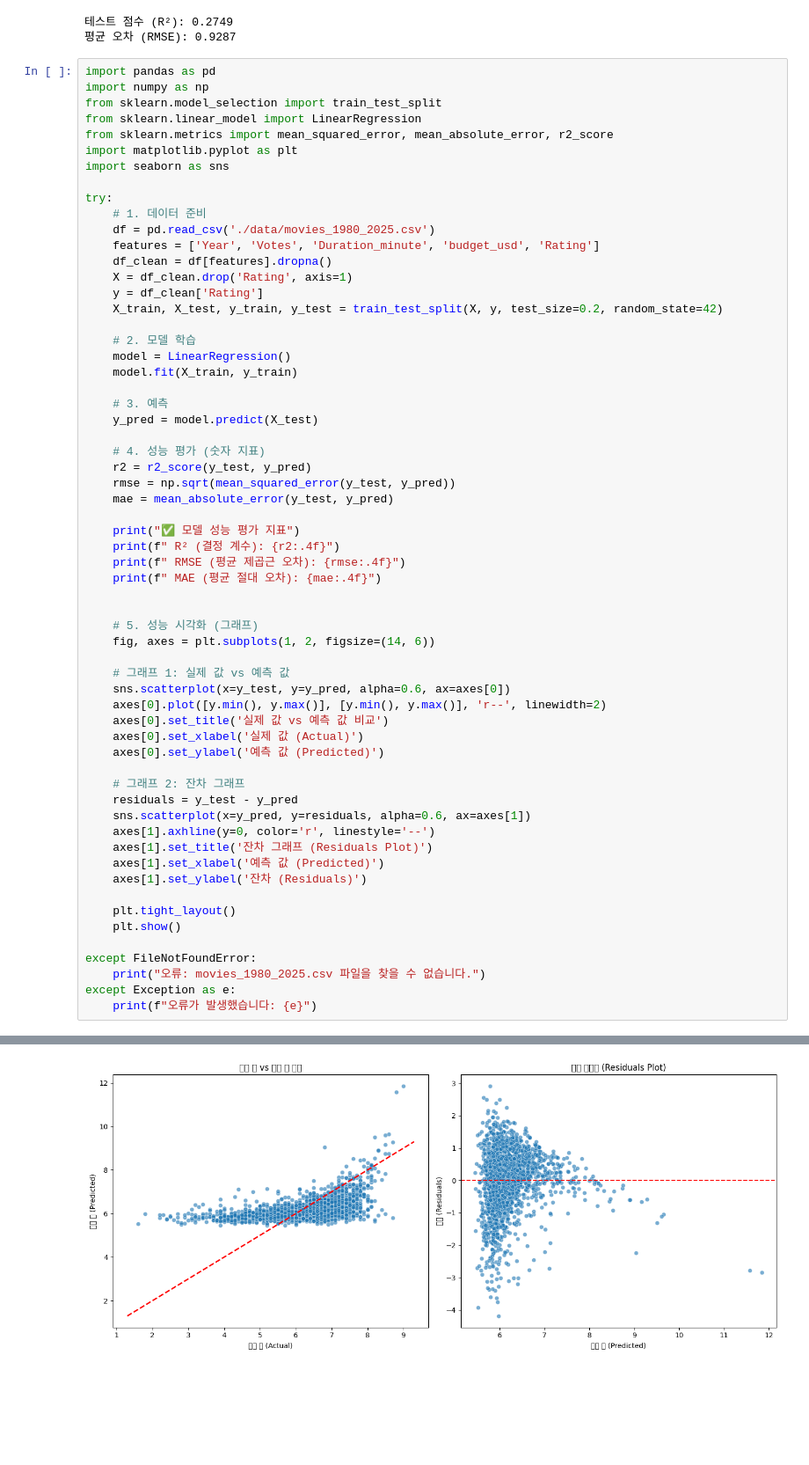
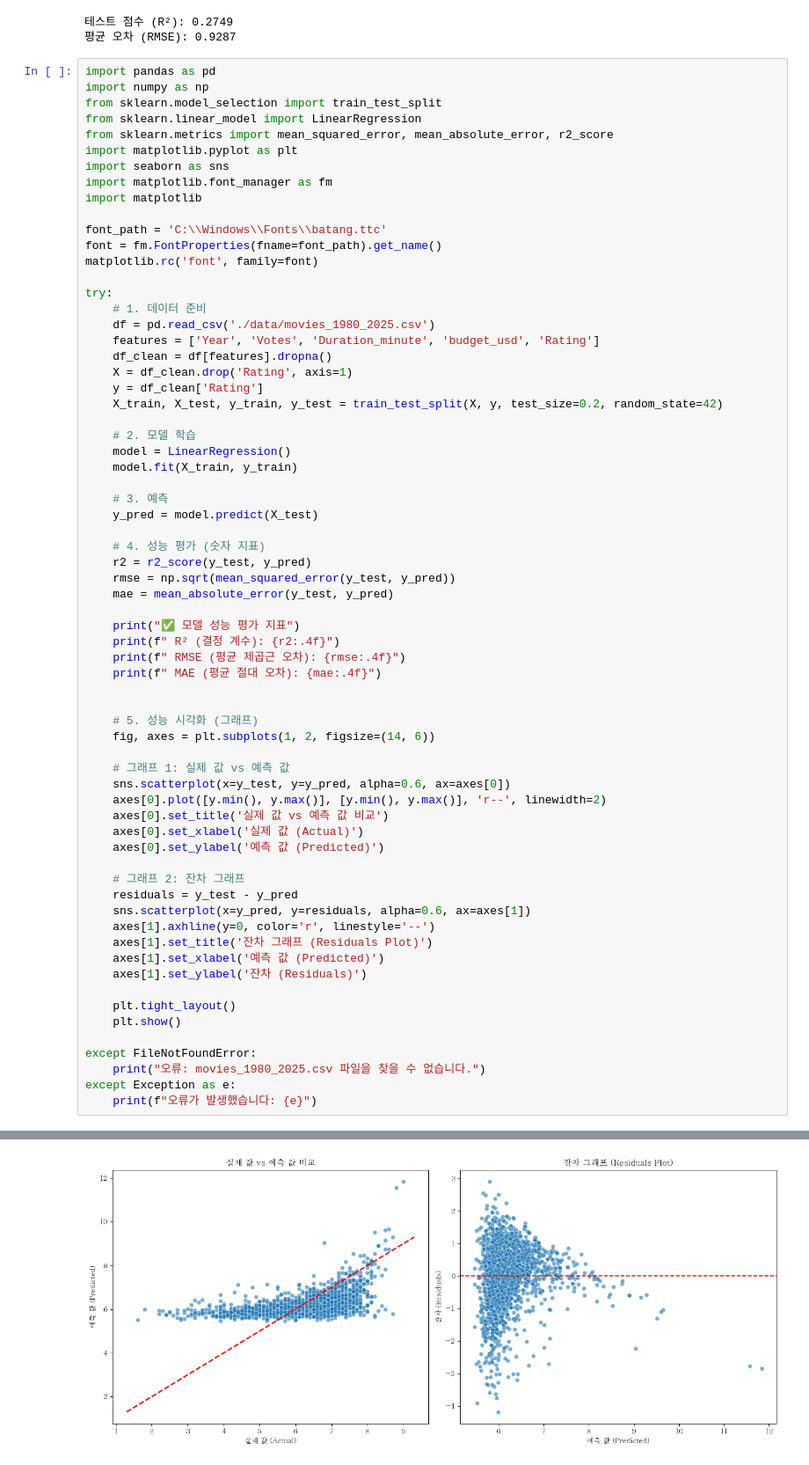
Before and after one commit to Encore-SKN-17/ML_MINI_1TEAM, a Jupyter notebook: movie_71.ipynb, the cells around one changed output, grey strips where cells are left out. Shown: that part at 88% size. Saved outputs shown, nothing was run; the diff lists cells and outputs as text; blank space fills up the shorter version.

```diff
--- a/movie_71.ipynb
+++ b/movie_71.ipynb
@@ -36,6 +36,12 @@ from sklearn.linear_model import LinearRegression
 from sklearn.metrics import mean_squared_error, mean_absolute_error, r2_score
 import matplotlib.pyplot as plt
 import seaborn as sns
+import matplotlib.font_manager as fm
+import matplotlib
+
+font_path = 'C:\\Windows\\Fonts\\batang.ttc'
+font = fm.FontProperties(fname=font_path).get_name()
+matplotlib.rc('font', family=font)
 
 try:
     # 1. 데이터 준비
@@ -67,31 +73,31 @@ try:
     # 5. 성능 시각화 (그래프)
     fig, axes = plt.subplots(1, 2, figsize=(14, 6))
 
     # 그래프 1: 실제 값 vs 예측 값
     sns.scatterplot(x=y_test, y=y_pred, alpha=0.6, ax=axes[0])
     axes[0].plot([y.min(), y.max()], [y.min(), y.max()], 'r--', linewidth=2)
     axes[0].set_title('실제 값 vs 예측 값 비교')
     axes[0].set_xlabel('실제 값 (Actual)')
     axes[0].set_ylabel('예측 값 (Predicted)')
 
     # 그래프 2: 잔차 그래프
     residuals = y_test - y_pred
     sns.scatterplot(x=y_pred, y=residuals, alpha=0.6, ax=axes[1])
     axes[1].axhline(y=0, color='r', linestyle='--')
     axes[1].set_title('잔차 그래프 (Residuals Plot)')
     axes[1].set_xlabel('예측 값 (Predicted)')
     axes[1].set_ylabel('잔차 (Residuals)')
 
     plt.tight_layout()
     plt.show()
 
 except FileNotFoundError:
     print("오류: movies_1980_2025.csv 파일을 찾을 수 없습니다.")
 except Exception as e:
     print(f"오류가 발생했습니다: {e}")
 # %% [output]
 ✅ 모델 성능 평가 지표
  R² (결정 계수): 0.2749
  RMSE (평균 제곱근 오차): 0.9287
  MAE (평균 절대 오차): 0.6999
-[figure, old version]
+[figure, new version]
```
